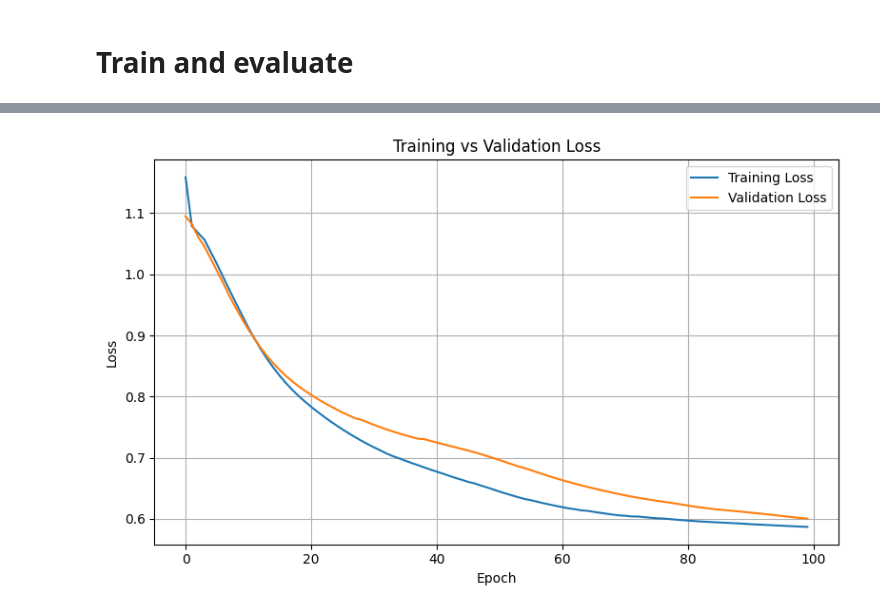
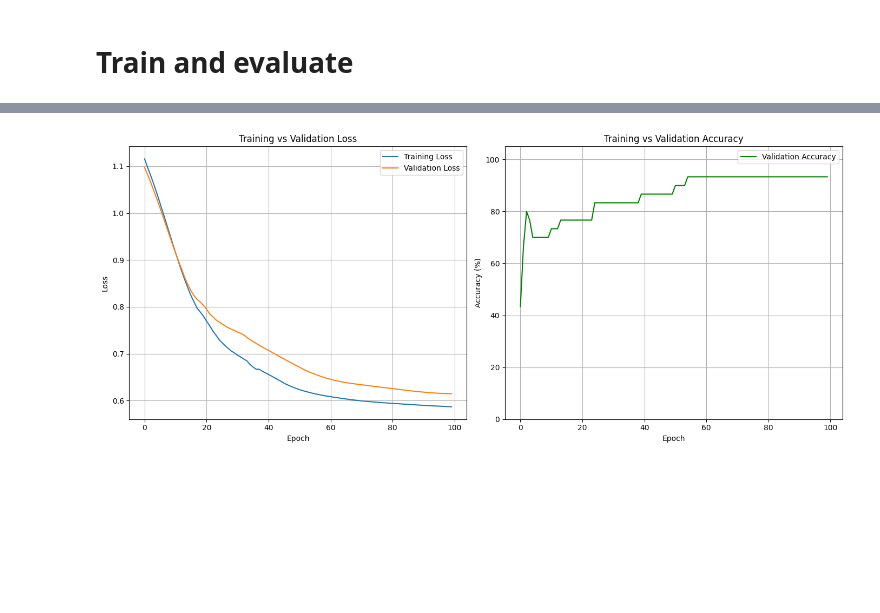
Before and after one commit to skassen2/honours_research, a Jupyter notebook: moe_iris.ipynb, the cells around one changed output, grey strips where cells are left out. Saved outputs shown, nothing was run; the diff lists cells and outputs as text; code cells hidden in the pictures; blank space fills up the shorter version.

Commit message:
modified graphs 2

```diff
--- a/moe_iris.ipynb
+++ b/moe_iris.ipynb
@@ -337,9 +337,11 @@ model = MoE(
 criterion = nn.CrossEntropyLoss()
 optimizer = optim.Adam(model.parameters(), lr=lr)
 
-#lists for graphs
+# MODIFICATION: Lists for graphs, including accuracy
 train_losses = []
 val_losses = []
+train_accuracies = []
+val_accuracies = []
 
 # 4. Training Loop
 print("Starting training...\n")
@@ -355,6 +357,11 @@ for epoch in range(epochs):
     loss_train = criterion(y_pred_train, y_train_tensor)
     total_loss_train = loss_train + aux_loss_train
 
+    # MODIFICATION: Calculate training accuracy
+    _, predicted_train = torch.max(y_pred_train, 1)
+    correct_train = (predicted_train == y_train_tensor).sum().item()
+    accuracy_train = correct_train / y_train_tensor.size(0)
+
     # Backward pass and optimization
     total_loss_train.backward()
     optimizer.step()
@@ -366,9 +373,25 @@ for epoch in range(epochs):
         loss_val = criterion(y_pred_val, y_val_tensor)
         total_loss_val = loss_val + aux_loss_val
 
-    print(f"Epoch {epoch+1}/{epochs} | Train Loss: {total_loss_train.item():.4f} | Validation Loss: {total_loss_val.item():.4f}")
+        # MODIFICATION: Calculate validation accuracy
+        _, predicted_val = torch.max(y_pred_val, 1)
+        correct_val = (predicted_val == y_val_tensor).sum().item()
+        accuracy_val = correct_val / y_val_tensor.size(0)
+
+    # MODIFICATION: Updated print statement
+    print(
+        f"Epoch {epoch+1}/{epochs} | "
+        f"Train Loss: {total_loss_train.item():.4f} | "
+        f"Val Loss: {total_loss_val.item():.4f} | "
+        #f"Train Acc: {accuracy_train*100:.2f}% | "
+        #f"Val Acc: {accuracy_val*100:.2f}%"
+    )
+
+    # Append values to lists for plotting
     train_losses.append(total_loss_train.item())
     val_losses.append(total_loss_val.item())
+    train_accuracies.append(accuracy_train)
+    val_accuracies.append(accuracy_val)
 
 # 5. Final Evaluation on Test Set
 print("\nTraining finished. Evaluating on test data...")
@@ -382,7 +405,11 @@ with torch.no_grad():
 
 print(f"\nFinal Test Accuracy: {accuracy * 100:.2f}%")
 
-plt.figure(figsize=(8, 5))
+# MODIFICATION: Create a figure with two subplots
+plt.figure(figsize=(14, 6))
+
+# Subplot 1: Loss
+plt.subplot(1, 2, 1)
 plt.plot(train_losses, label='Training Loss')
 plt.plot(val_losses, label='Validation Loss')
 plt.xlabel('Epoch')
@@ -390,6 +417,17 @@ plt.ylabel('Loss')
 plt.title('Training vs Validation Loss')
 plt.legend()
 plt.grid(True)
+
+# Subplot 2: Accuracy
+plt.subplot(1, 2, 2)
+plt.plot([acc * 100 for acc in val_accuracies], label='Validation Accuracy', color="green")
+plt.xlabel('Epoch')
+plt.ylabel('Accuracy (%)')
+plt.title('Training vs Validation Accuracy')
+plt.legend()
+plt.grid(True)
+plt.ylim(0, 105) # Set y-axis limit for accuracy
+
 plt.tight_layout()
 plt.show()
 # %% [output]
@@ -430 +451 @@ Final Test Accuracy: 93.33%
-[figure, old version]
+[figure, new version]
```
Also changed, not shown: parts of 1 cell of this notebook, 1 other file.
